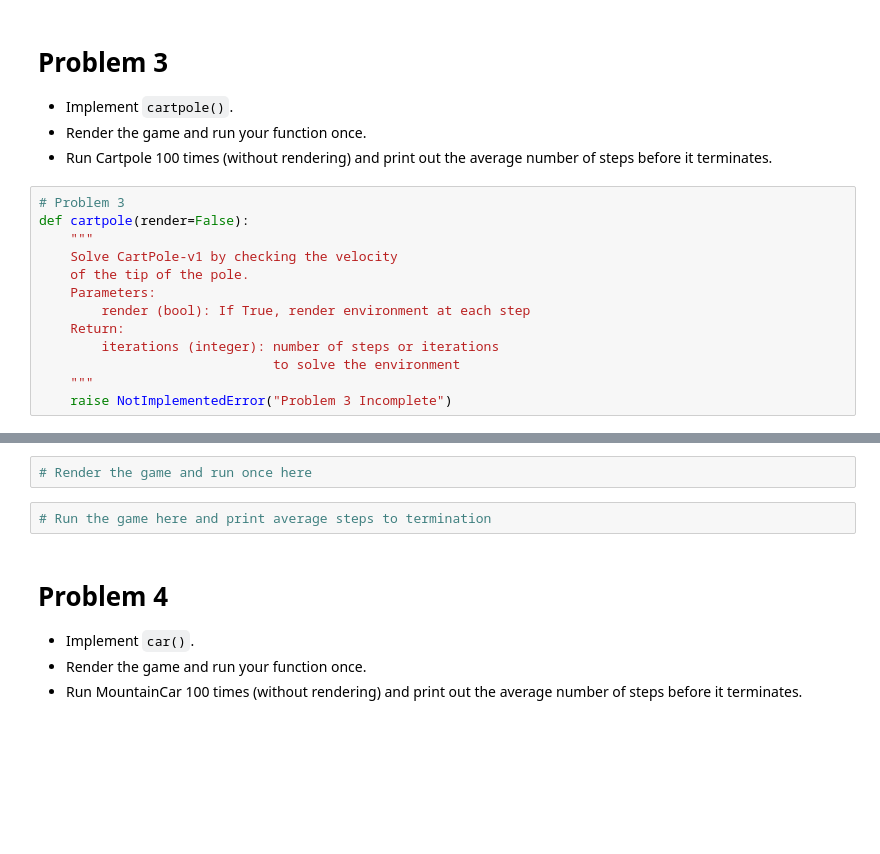
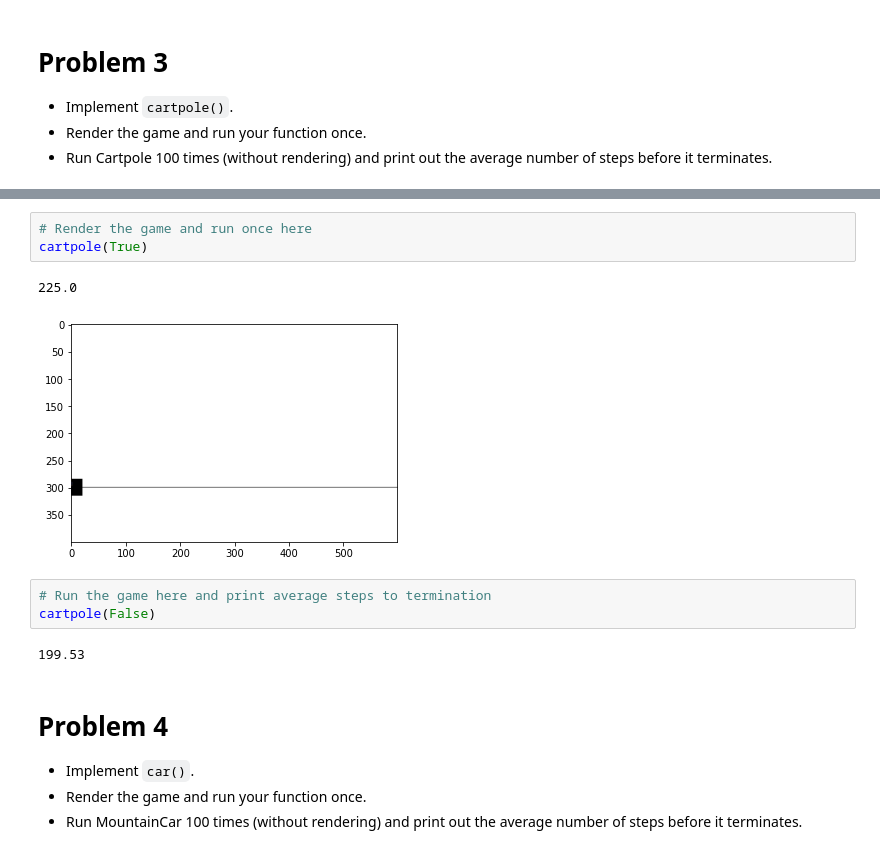
Before and after one commit to Burt360/Volume2, a Jupyter notebook: OpenGym/opengym.ipynb, the cells around one changed output, grey strips where cells are left out. Saved outputs shown, nothing was run; the diff lists cells and outputs as text; blank space fills up the shorter version.

```diff
--- a/OpenGym/opengym.ipynb
+++ b/OpenGym/opengym.ipynb
@@ -65,16 +169,3 @@ def blackjack(n=11):
 * Implement `cartpole()`.
 * Render the game and run your function once.
 * Run Cartpole 100 times (without rendering) and print out the average number of steps before it terminates.
-# %%
-# Problem 3
-def cartpole(render=False):
-    """
-    Solve CartPole-v1 by checking the velocity
-    of the tip of the pole.
-    Parameters:
-        render (bool): If True, render environment at each step
-    Return:
-        iterations (integer): number of steps or iterations
-                              to solve the environment
-    """
-    raise NotImplementedError("Problem 3 Incomplete")
@@ -81,7 +232,14 @@ def cartpole(render=False):
 # %%
 # Render the game and run once here
+cartpole(True)
+# %% [output]
+225.0
+[figure, added]
 # %%
 # Run the game here and print average steps to termination
+cartpole(False)
+# %% [output]
+199.53
 # %% [markdown]
 # Problem 4
 
```
Also changed, not shown: parts of 26 cells of this notebook.
